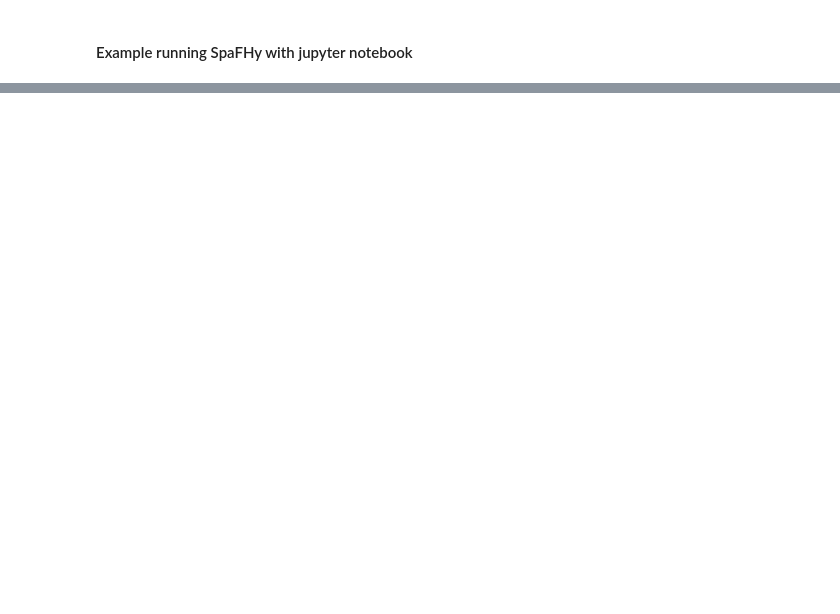
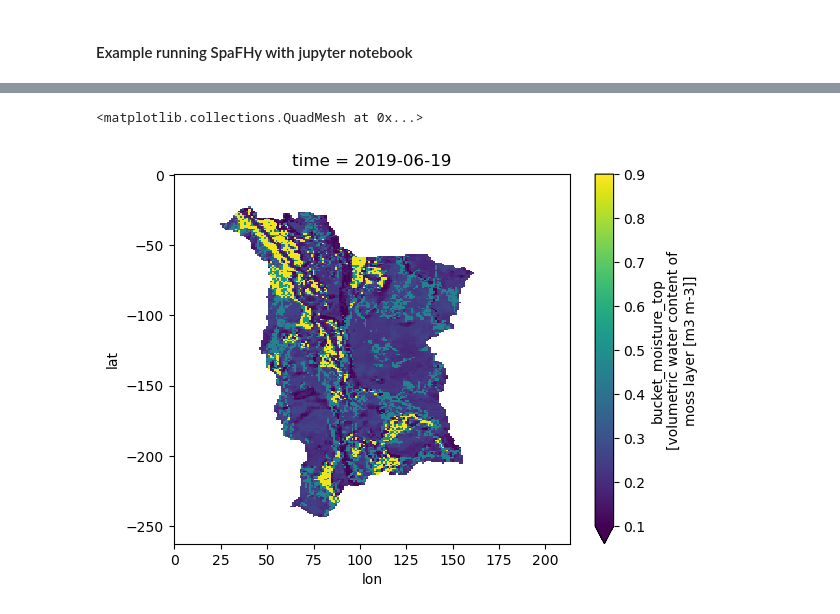
Before and after one commit to jpnousu/SpaFHy_v2.0, a Jupyter notebook: run_example.ipynb, the cells around one changed output, grey strips where cells are left out. Drawn from its saved outputs; the diff is of its cells as text; code cells hidden in the pictures; blank space fills up the shorter version.

```diff
--- a/run_example.ipynb
+++ b/run_example.ipynb
@@ -41,0 +48,5 @@ Timestep: 3897 iterations 8 0.00043884912281555444 -0.00941883063211435
+# %%
+results['bucket_moisture_top'][-13].plot(vmin=0.1, vmax=0.9)
+# %% [output]
+<matplotlib.collections.QuadMesh at 0x...>
+[figure, added]
```
Also changed, not shown: parts of 3 cells of this notebook, 4 other files.
